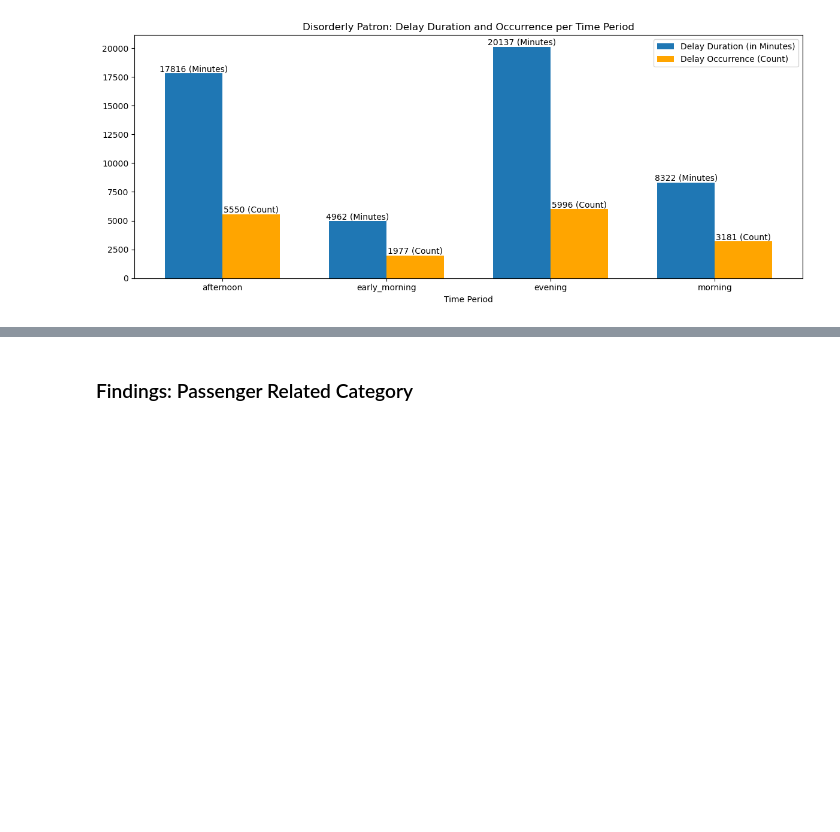
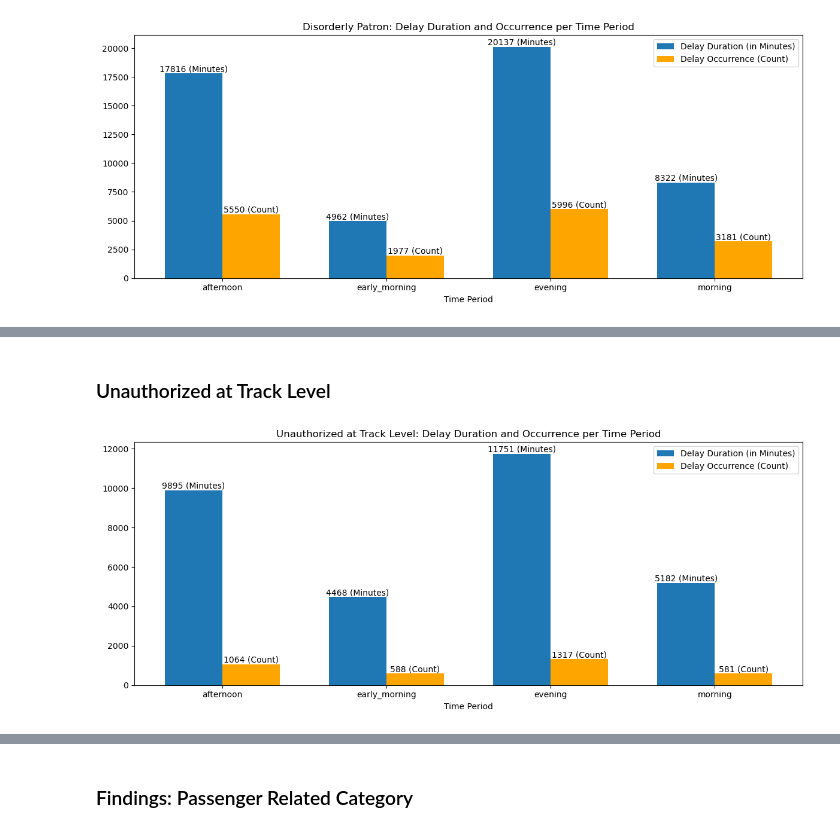
Before and after one commit to emem83/TTC-Delay-Dataset, a Jupyter notebook: TTC_Delay_Dataset_EDA.ipynb, the cells around one changed output, grey strips where cells are left out. Cells and saved outputs as stored; diff of their text form; code cells hidden in the pictures; blank space fills up the shorter version.

```diff
--- a/TTC_Delay_Dataset_EDA.ipynb
+++ b/TTC_Delay_Dataset_EDA.ipynb
@@ -474,12 +479,16 @@ disorderly_patron
 # %%
+Disorderly_Patron_time = Disorderly_Patron.groupby(['time_period']).agg(
+    total_occurrence = ('Min Delay', 'count'),
+    delay_duration = ('Min Delay', 'sum')).reset_index()
+
 plt.figure(figsize = (12,5))
-x = np.arange(len(disorderly_patron['time_period']))
+x = np.arange(len(Disorderly_Patron_time['time_period']))
 bars1 = plt.bar(x - 0.35/2,
-        disorderly_patron['delay_duration'],
+        Disorderly_Patron_time['delay_duration'],
         0.35,
         label = 'Delay Duration (in Minutes)')
 bars2 = plt.bar(x + 0.35/2,
-        disorderly_patron['total_occurrence'],
+        Disorderly_Patron_time['total_occurrence'],
         0.35,
         label = 'Delay Occurrence (Count)',
         color = 'orange')
@@ -499,7 +508,7 @@ for bar in bars2:
 
 plt.xlabel('Time Period')
 plt.title('Disorderly Patron: Delay Duration and Occurrence per Time Period')
-plt.xticks(x, disorderly_patron['time_period'])
+plt.xticks(x, Disorderly_Patron_time['time_period'])
 plt.legend()
 plt.tight_layout()
 plt.show()
@@ -507,0 +531,40 @@ plt.show()
+# %% [markdown]
+### Unauthorized at Track Level
+# %%
+Unauthorized_at_Track_Level_time = Unauthorized_at_Track_Level.groupby(['time_period']).agg(
+    total_occurrence = ('Min Delay', 'count'),
+    delay_duration = ('Min Delay', 'sum')).reset_index()
+
+plt.figure(figsize = (12,5))
+x = np.arange(len(Unauthorized_at_Track_Level_time['time_period']))
+bars1 = plt.bar(x - 0.35/2,
+        Unauthorized_at_Track_Level_time['delay_duration'],
+        0.35,
+        label = 'Delay Duration (in Minutes)')
+bars2 = plt.bar(x + 0.35/2,
+        Unauthorized_at_Track_Level_time['total_occurrence'],
+        0.35,
+        label = 'Delay Occurrence (Count)',
+        color = 'orange')
+
+# Annotate the bars
+for bar in bars1:
+    plt.text(bar.get_x() + bar.get_width()/2,
+             bar.get_height(),
+             f'{bar.get_height():.0f} (Minutes)',
+             ha = 'center', va = 'bottom', fontsize = 10)
+
+for bar in bars2:
+    plt.text(bar.get_x() + bar.get_width()/2,
+             bar.get_height(),
+             f'{bar.get_height():.0f} (Count)',
+             ha = 'center', va = 'bottom', fontsize = 10)
+
+plt.xlabel('Time Period')
+plt.title('Unauthorized at Track Level: Delay Duration and Occurrence per Time Period')
+plt.xticks(x, Unauthorized_at_Track_Level_time['time_period'])
+plt.legend()
+plt.tight_layout()
+plt.show()
+# %% [output]
+[figure, added]
```
Also changed, not shown: parts of 17 cells of this notebook.
